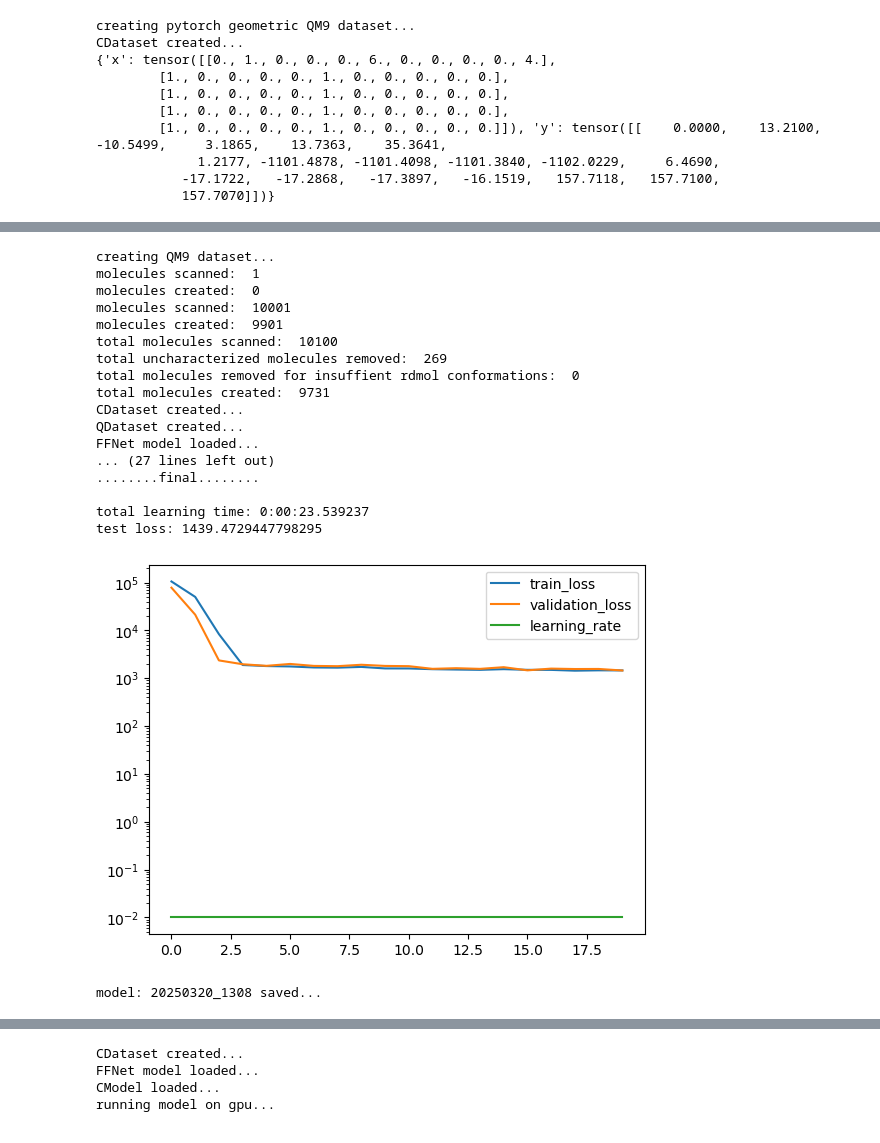
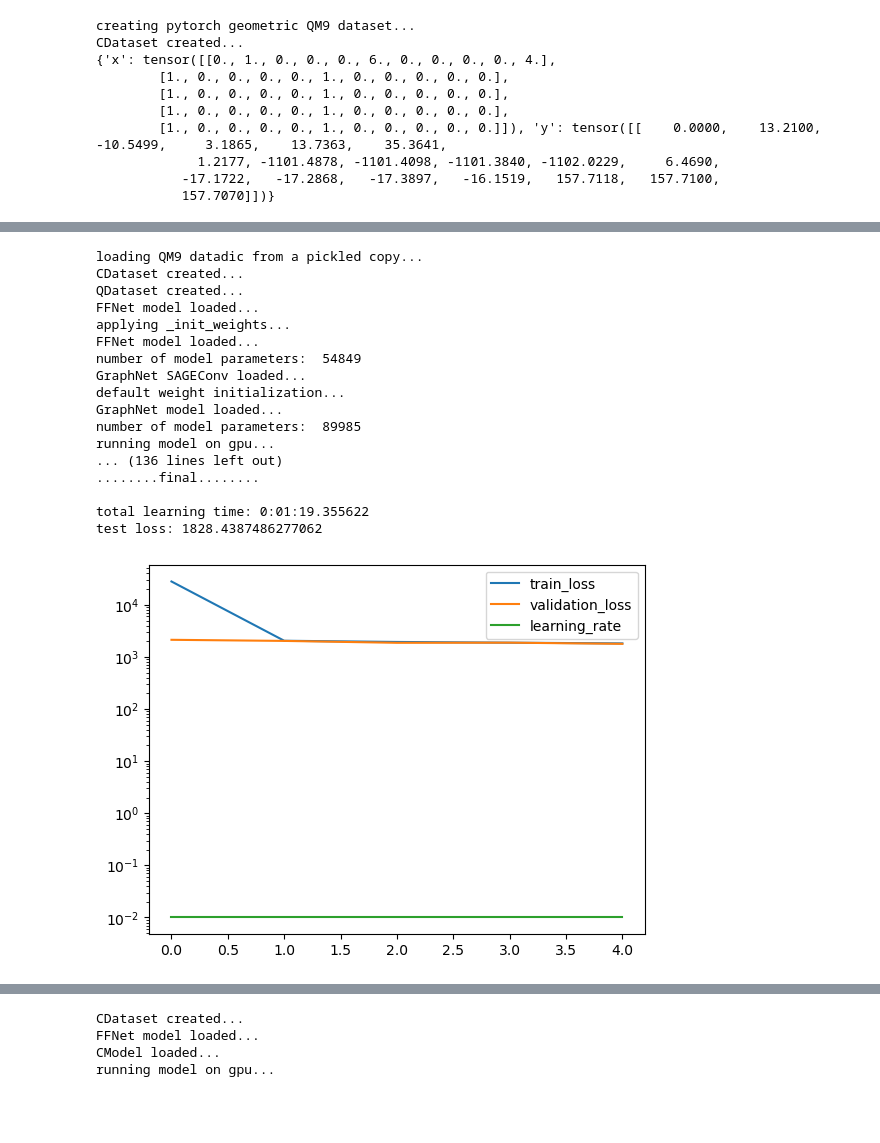
Before and after one commit to icanswim/qchem, a Jupyter notebook: experiment.ipynb, the cells around one changed output, grey strips where cells are left out. Cells and saved outputs as stored; diff of their text form; code cells hidden in the pictures.

```diff
--- a/experiment.ipynb
+++ b/experiment.ipynb
@@ -625,61 +642,63 @@ ds_param = {'train_param': {'input_dict': {'x': [
                                              'U0': [ExpandN(0), AsTensor()],
                                             },
                               'filter_on': ('n_atoms','>','8'),
-                              'n': 10000, # non-random subset for testing,
-                              'use_pickle': False,
+                              'n': False, # non-random subset for testing,
+                              'use_pickle': 'n_atoms_greater_than_8_3_conf',
                               'n_conformers': 3,
                               'dict2data': True}}
 
 model_param = {'in_channels': 3,
-                'hidden': 256,
-                'out_channels': 1,
-                'depth': 2,
-                'convolution': 'SAGEConv',
-                'pool': 'MeanAggregation',
-                'dropout': .1,
-                'activation': 'relu',
-               }
+               'hidden': 256,
+               'out_channels': 64,
+               'depth': 2,
+               'convolution': 'SAGEConv',
+               'pooling': 'global_mean_pool',
+               'conv_act': 'ReLU',
+               'dropout': .3,
+               'activation': 'ReLU',
+               'layer_param': {},
+               'ffn_param': {'in_channels': 64,
+                             'hidden': 128,
+                             'out_channels': 1}}
 
 metrics_param = {'report_interval': 10,
                  'log_plot': True,
                  'min_lr': .0013}  #early stopping
 
 opt_param = {'lr': 0.01}
 
 crit_param = {'reduction': 'sum'}
 
 sample_param = {'set_seed': 88,
                 'splits': (.7, .15)}
 
 sched_param = {'factor': .6,
-               'patience': 10,
-               'cooldown': 5,
-               'min_lr': .00125}
+               'patience': 3,
+               'cooldown': 3}
 
 
 l = Learn([QM9], GraphNet, Selector,
           Optimizer=Adam, Scheduler=ReduceLROnPlateau, Criterion=MSELoss, DataLoader=DataLoader,
           model_param=model_param, ds_param=ds_param, sample_param=sample_param,
           opt_param=opt_param, sched_param=sched_param, crit_param=crit_param,
           metrics_param=metrics_param,
-          batch_size=128, epochs=3, save_model=False, load_model=None)
+          batch_size=128, epochs=5, save_model=False, load_model=None)
 # %% [output]
-creating QM9 dataset...
-molecules scanned:  1
-molecules created:  0
-molecules scanned:  10001
-molecules created:  9901
-total molecules scanned:  10100
-total uncharacterized molecules removed:  269
-total molecules removed for insuffient rdmol conformations:  0
-total molecules created:  9731
+loading QM9 datadic from a pickled copy...
 CDataset created...
 QDataset created...
 FFNet model loaded...
-... (27 lines left out)
+applying _init_weights...
+FFNet model loaded...
+number of model parameters:  54849
+GraphNet SAGEConv loaded...
+default weight initialization...
+GraphNet model loaded...
+number of model parameters:  89985
+running model on gpu...
+... (136 lines left out)
 ........final........
 
-total learning time: 0:00:23.539237
-test loss: 1439.4729447798295
+total learning time: 0:01:19.355622
+test loss: 1828.4387486277062
-[figure, old version]
+[figure, new version]
-model: 20250320_1308 saved...
```
Also changed, not shown: parts of 19 cells of this notebook, 3 other files.
